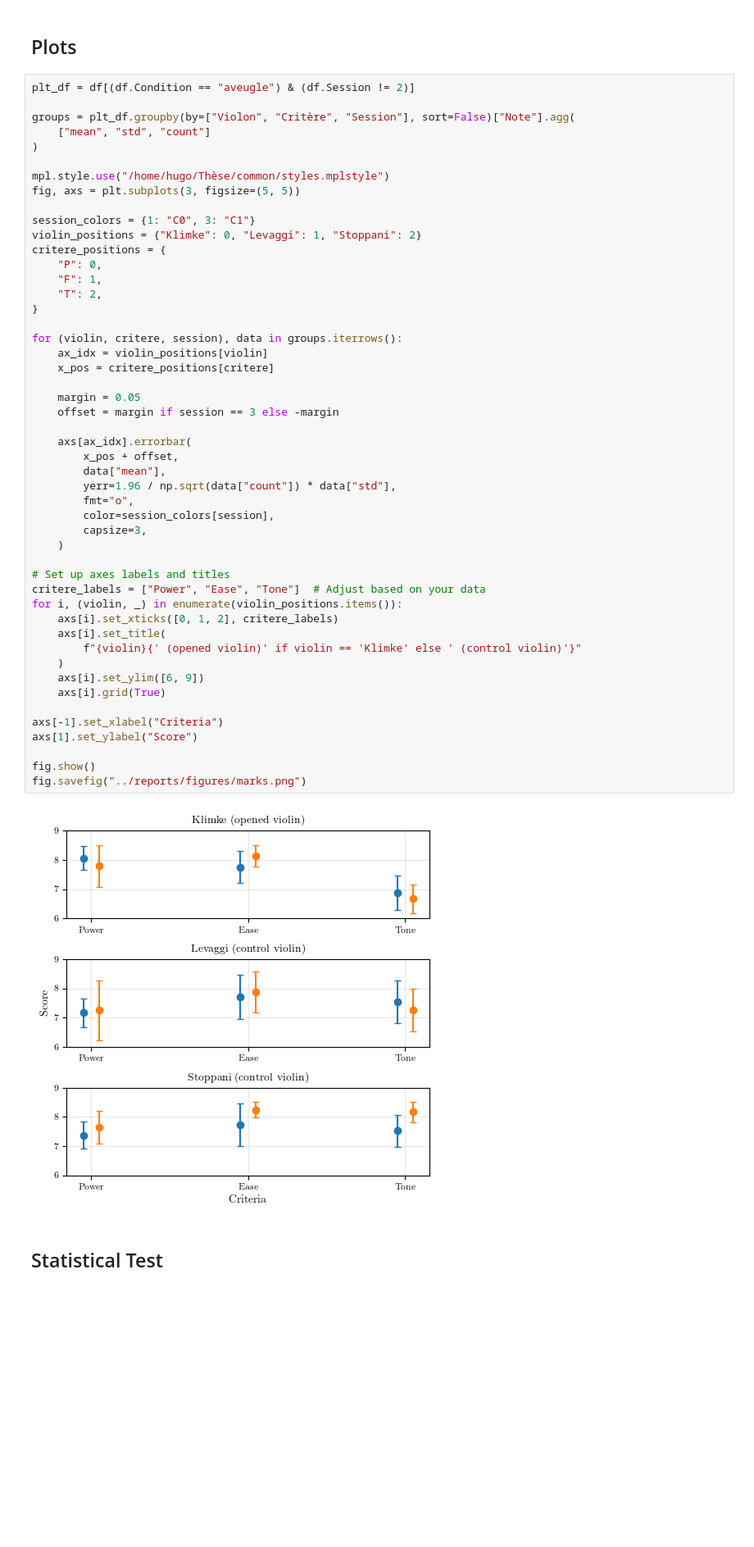
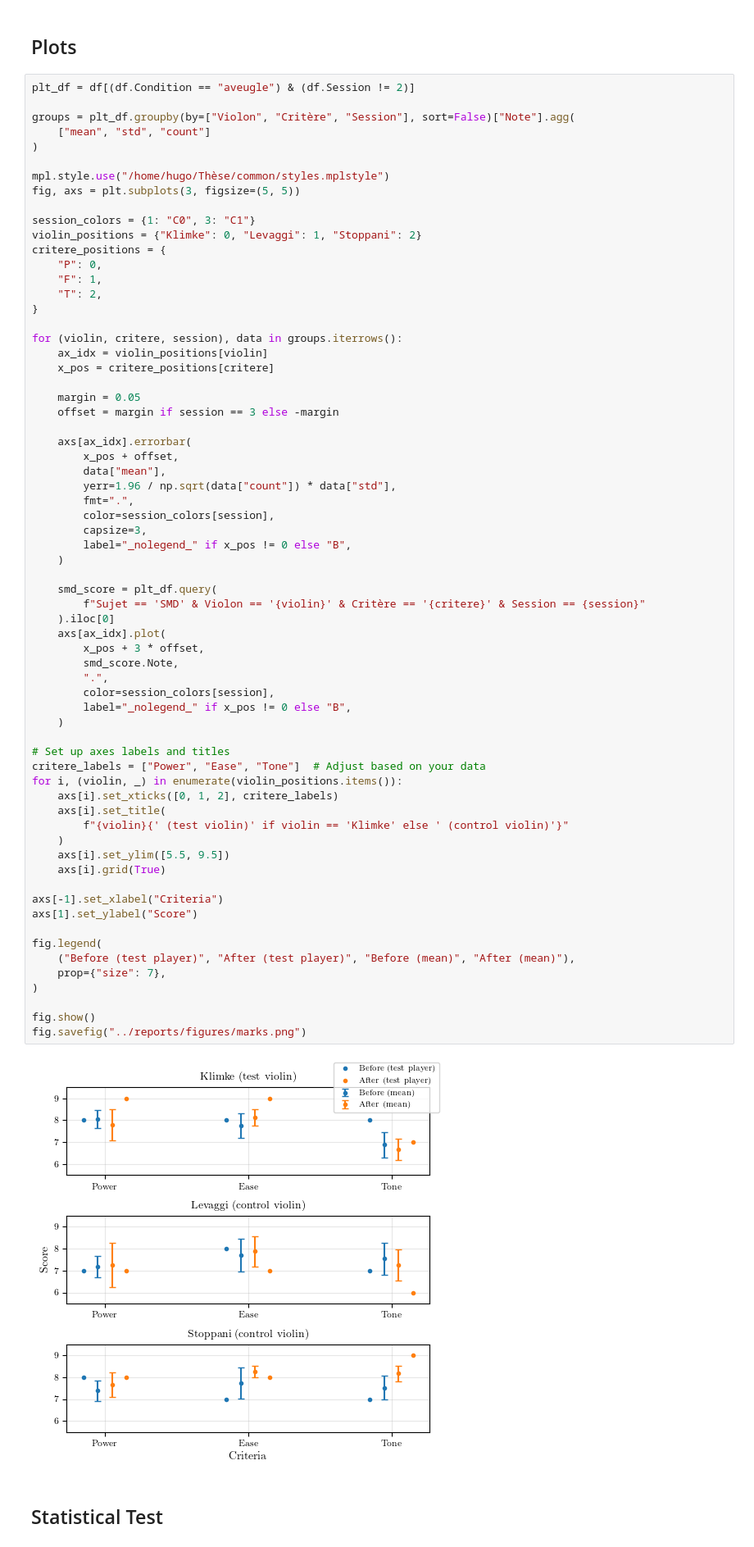
Before and after one commit to hugo-paugesteros/playing-in, a Jupyter notebook: notebooks/marks.ipynb, the cells around one changed output. Shown at 82% size. Saved outputs shown, nothing was run; the diff lists cells and outputs as text; blank space fills up the shorter version.

```diff
--- a/notebooks/marks.ipynb
+++ b/notebooks/marks.ipynb
@@ -85,37 +85,54 @@ critere_positions = {
 
 for (violin, critere, session), data in groups.iterrows():
     ax_idx = violin_positions[violin]
     x_pos = critere_positions[critere]
 
     margin = 0.05
     offset = margin if session == 3 else -margin
 
     axs[ax_idx].errorbar(
         x_pos + offset,
         data["mean"],
         yerr=1.96 / np.sqrt(data["count"]) * data["std"],
-        fmt="o",
+        fmt=".",
         color=session_colors[session],
         capsize=3,
+        label="_nolegend_" if x_pos != 0 else "B",
+    )
+
+    smd_score = plt_df.query(
+        f"Sujet == 'SMD' & Violon == '{violin}' & Critère == '{critere}' & Session == {session}"
+    ).iloc[0]
+    axs[ax_idx].plot(
+        x_pos + 3 * offset,
+        smd_score.Note,
+        ".",
+        color=session_colors[session],
+        label="_nolegend_" if x_pos != 0 else "B",
     )
 
 # Set up axes labels and titles
 critere_labels = ["Power", "Ease", "Tone"]  # Adjust based on your data
 for i, (violin, _) in enumerate(violin_positions.items()):
     axs[i].set_xticks([0, 1, 2], critere_labels)
     axs[i].set_title(
-        f"{violin}{' (opened violin)' if violin == 'Klimke' else ' (control violin)'}"
+        f"{violin}{' (test violin)' if violin == 'Klimke' else ' (control violin)'}"
     )
-    axs[i].set_ylim([6, 9])
+    axs[i].set_ylim([5.5, 9.5])
     axs[i].grid(True)
 
 axs[-1].set_xlabel("Criteria")
 axs[1].set_ylabel("Score")
 
+fig.legend(
+    ("Before (test player)", "After (test player)", "Before (mean)", "After (mean)"),
+    prop={"size": 7},
+)
+
 fig.show()
 fig.savefig("../reports/figures/marks.png")
 # %% [output]
-[figure, old version]
+[figure, new version]
 # %% [markdown]
 ## Statistical Test
 # %%
```
Also changed, not shown: 13 other files.
